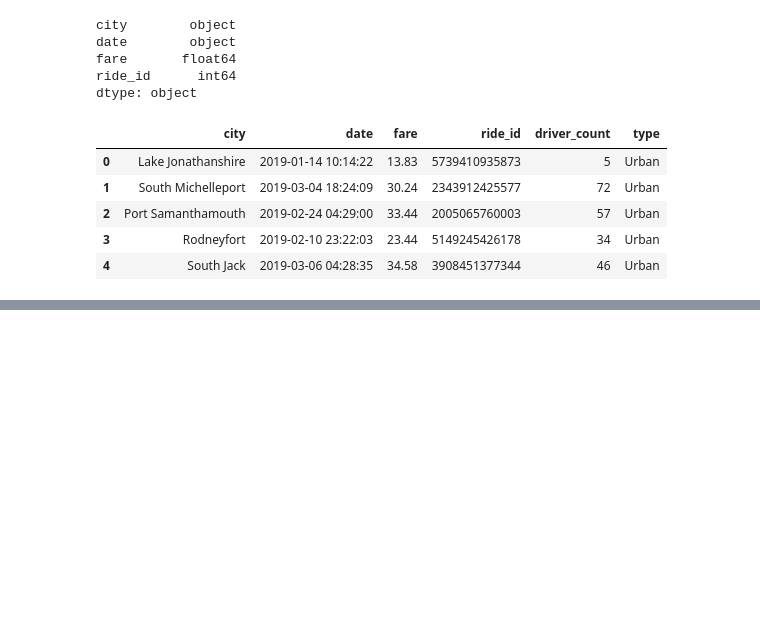
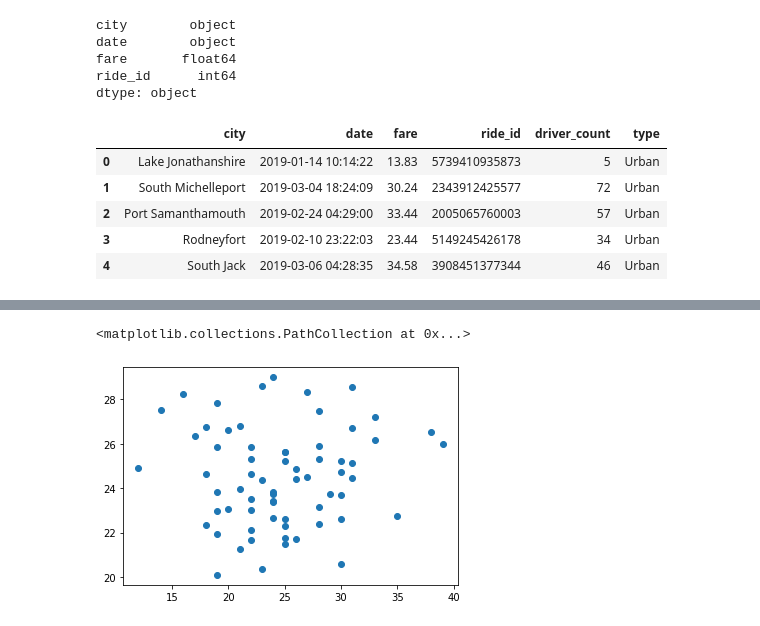
Before and after one commit to bdod92/PyBer_Analysis, a Jupyter notebook: PyBer/PyBer.ipynb, the cells around one changed output, grey strips where cells are left out. Drawn from its saved outputs; the diff is of its cells as text; code cells hidden in the pictures; blank space fills up the shorter version.

Commit message:
Adding analysis of ride data per city with bubble plot

```diff
--- a/PyBer/PyBer.ipynb
+++ b/PyBer/PyBer.ipynb
@@ -128,3 +128,6 @@ pyber_data_df.head()
 | 2 | Port Samanthamouth | 2019-02-24 04:29:00 | 33.44 | 2005065760003 | 57 | Urban |
 | 3 | Rodneyfort | 2019-02-10 23:22:03 | 23.44 | 5149245426178 | 34 | Urban |
 | 4 | South Jack | 2019-03-06 04:28:35 | 34.58 | 3908451377344 | 46 | Urban |
+# %%
+urban_cities_df = pyber_data_df[pyber_data_df["type"] == "Urban"]
+urban_cities_df.head()
@@ -130,0 +160,4 @@ pyber_data_df.head()
+# %%
+# use groupby to make a data series that can be analyzed independently of rest of data
+urban_ride_count = urban_cities_df.groupby(["city"]).count()["ride_id"]
+urban_ride_count.head()
@@ -130,0 +177,4 @@ pyber_data_df.head()
+# %%
+# Get average fare for each city in the urban cities.
+urban_avg_fare = urban_cities_df.groupby(["city"]).mean()["fare"]
+urban_avg_fare.head()
@@ -130,0 +209,6 @@ pyber_data_df.head()
+# %%
+#build the scatter plots for urban cities
+plt.scatter(urban_ride_count, urban_avg_fare)
+# %% [output]
+<matplotlib.collections.PathCollection at 0x...>
+[figure, added]
```
Also changed, not shown: parts of 15 cells of this notebook, 1 other file.
